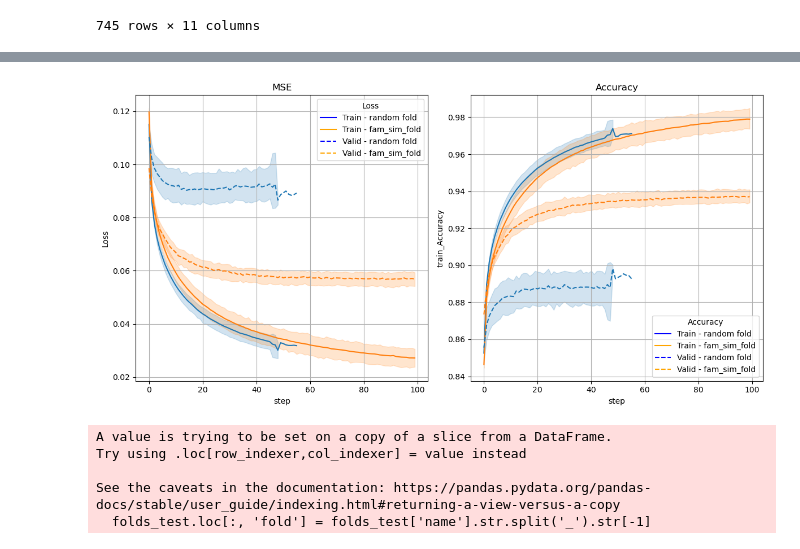
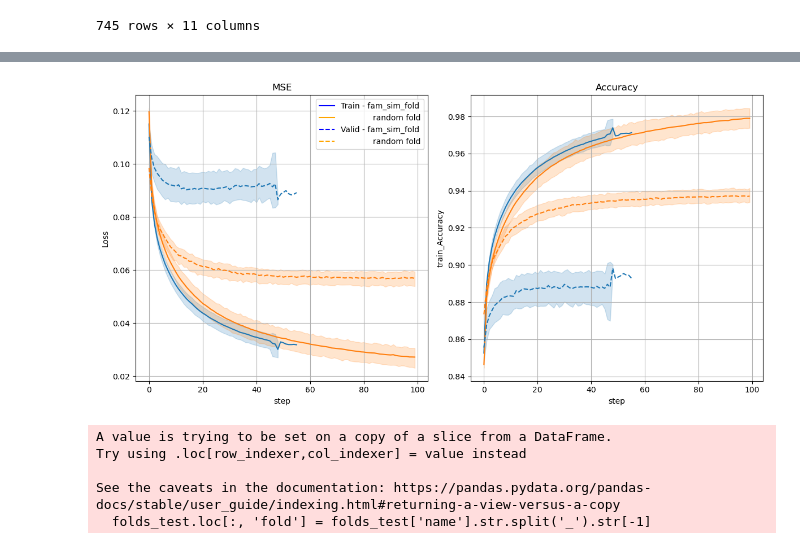
Before and after one commit to Gisch97/RNA-analysis, a Jupyter notebook: AEseq2seq/notebooks/plain_loss_l1_l2.ipynb, the cells around one changed output, grey strips where cells are left out. Cells and saved outputs as stored; diff of their text form; code cells hidden in the pictures.

Commit message:
correct fam-sim/random fold MSE/Accu plots

```diff
--- a/AEseq2seq/notebooks/plain_loss_l1_l2.ipynb
+++ b/AEseq2seq/notebooks/plain_loss_l1_l2.ipynb
@@ -78,46 +83,34 @@ See the caveats in the documentation: https://pandas.pydata.org/pandas-docs/stab
 # %%
 fig, ax = plt.subplots(1, 2, figsize=(12, 6))
 f = sns.lineplot(data=folds, x='step', y='train_loss', hue='name', ax=ax[0], legend=False)
 
 g = sns.lineplot(data=folds, x='step', y='valid_loss', linestyle='--',hue='name', ax=ax[0], legend=False)
 g.set_ylabel('Loss')
 g.set_title('MSE')
 g.grid()
 
 
 # Custom legend for loss
 ax[0].legend(
     handles=[
-        plt.Line2D([0], [0], color='b', label='Train - random fold'),
-        plt.Line2D([0], [0], color='orange', label='Train - fam_sim_fold'),
-        plt.Line2D([0], [0], color='b', linestyle='--', label='Valid - random fold'),
-        plt.Line2D([0], [0], color='orange', linestyle='--', label='Valid - fam_sim_fold')
+        plt.Line2D([0], [0], color='b', label='Train - fam_sim_fold'),
+        plt.Line2D([0], [0], color='orange', label='             random fold'),
+        plt.Line2D([0], [0], color='b', linestyle='--', label='Valid - fam_sim_fold'),
+        plt.Line2D([0], [0], color='orange', linestyle='--', label='             random fold')
     ],
-    title='Loss',
     loc='best'
 )
 
-h = sns.lineplot(data=folds, x='step', y='train_Accuracy', hue='name', ax=ax[1])
-j = sns.lineplot(data=folds, x='step', y='valid_Accuracy', linestyle='--', hue='name', ax=ax[1])
+h = sns.lineplot(data=folds, x='step', y='train_Accuracy', hue='name', ax=ax[1], legend=False)
+j = sns.lineplot(data=folds, x='step', y='valid_Accuracy', linestyle='--', hue='name', ax=ax[1], legend=False)
 j.set_title('Accuracy')
 j.grid()
 
 
-# Custom legend for accuracy
-ax[1].legend(
-    handles=[
-        plt.Line2D([0], [0], color='b', label='Train - random fold'),
-        plt.Line2D([0], [0], color='orange', label='Train - fam_sim_fold'),
-        plt.Line2D([0], [0], color='b', linestyle='--', label='Valid - random fold'),
-        plt.Line2D([0], [0], color='orange', linestyle='--', label='Valid - fam_sim_fold')
-    ],
-    title='Accuracy',
-    loc='best'
-)
 fig.tight_layout()
 plt.show()
 # %% [output]
-[figure, old version]
+[figure, new version]
 # %%
 folds_test = test.query('name.str.contains("fold")', engine='python')
 folds_test.loc[:, 'fold'] = folds_test['name'].str.split('_').str[-1]
```
Also changed, not shown: parts of 2 cells of this notebook.
